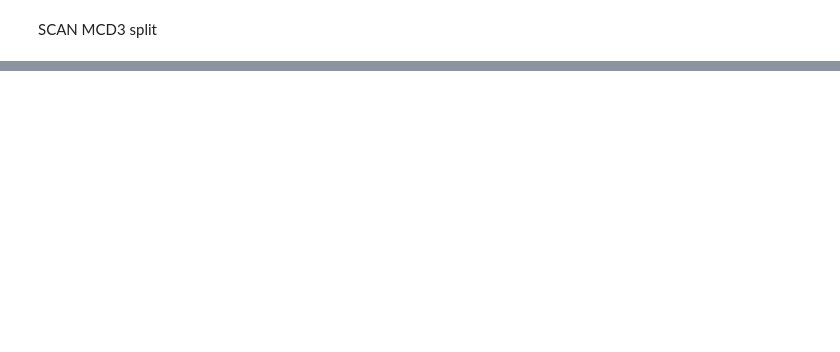
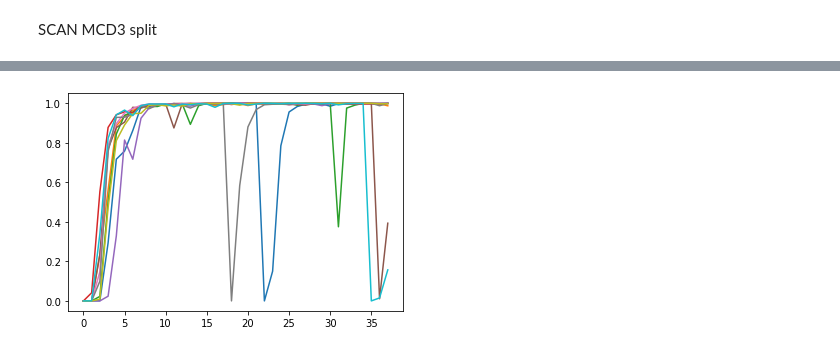
Before and after one commit to ayushchakravarthy/language_compositionality, a Jupyter notebook: results.ipynb, the cells around one changed output, grey strips where cells are left out. Drawn from its saved outputs; the diff is of its cells as text; code cells hidden in the pictures; blank space fills up the shorter version.

```diff
--- a/results.ipynb
+++ b/results.ipynb
@@ -156,0 +171,5 @@ print(np.mean(t_mcd3_best), '+-', np.std(t_mcd3_best))
+# %%
+for i in range(10):
+    plt.plot(st_filler_simple_res[i]['train_accs'])
+# %% [output]
+[figure, added]
```
Also changed, not shown: parts of 84 cells of this notebook, 10 other files.
